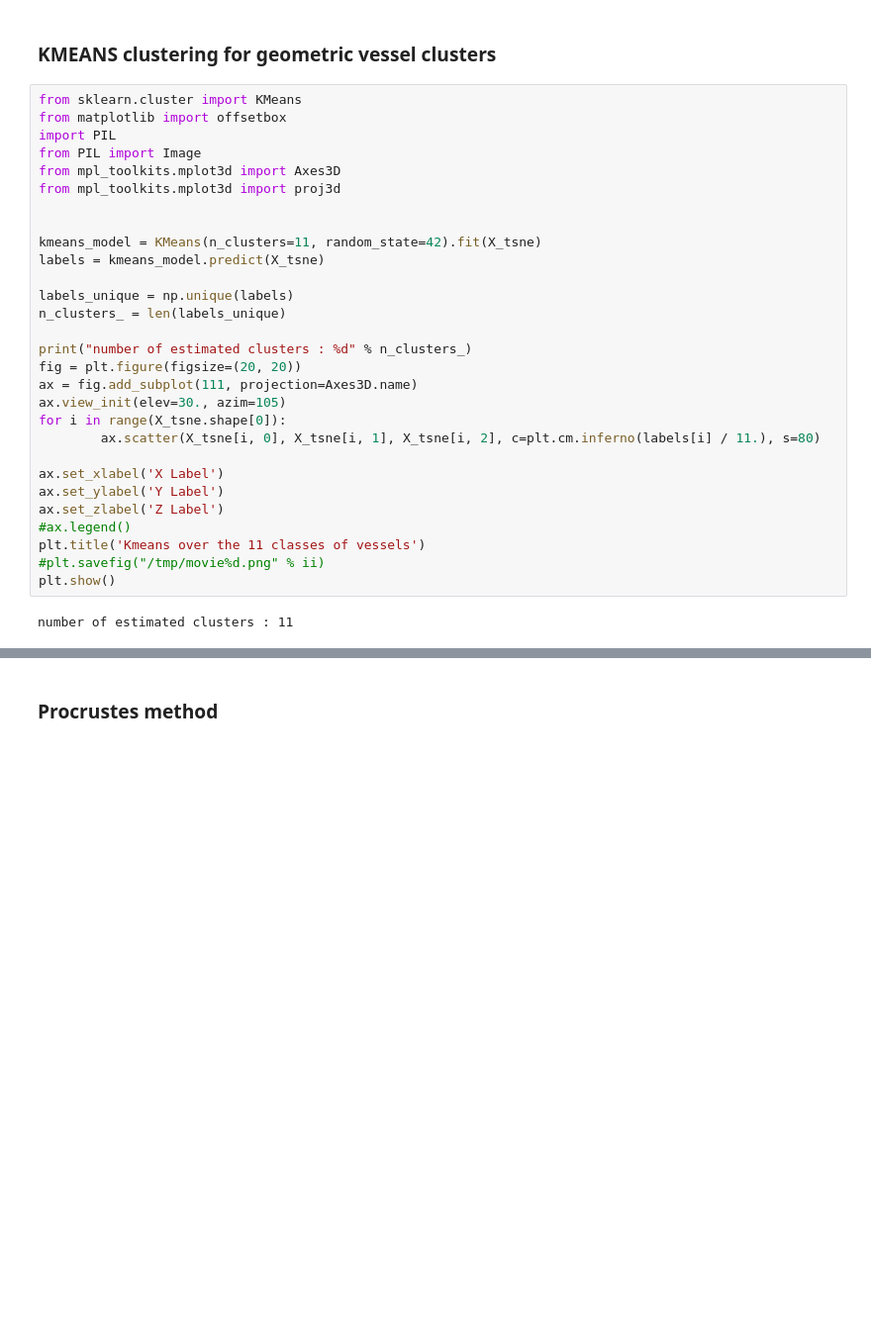
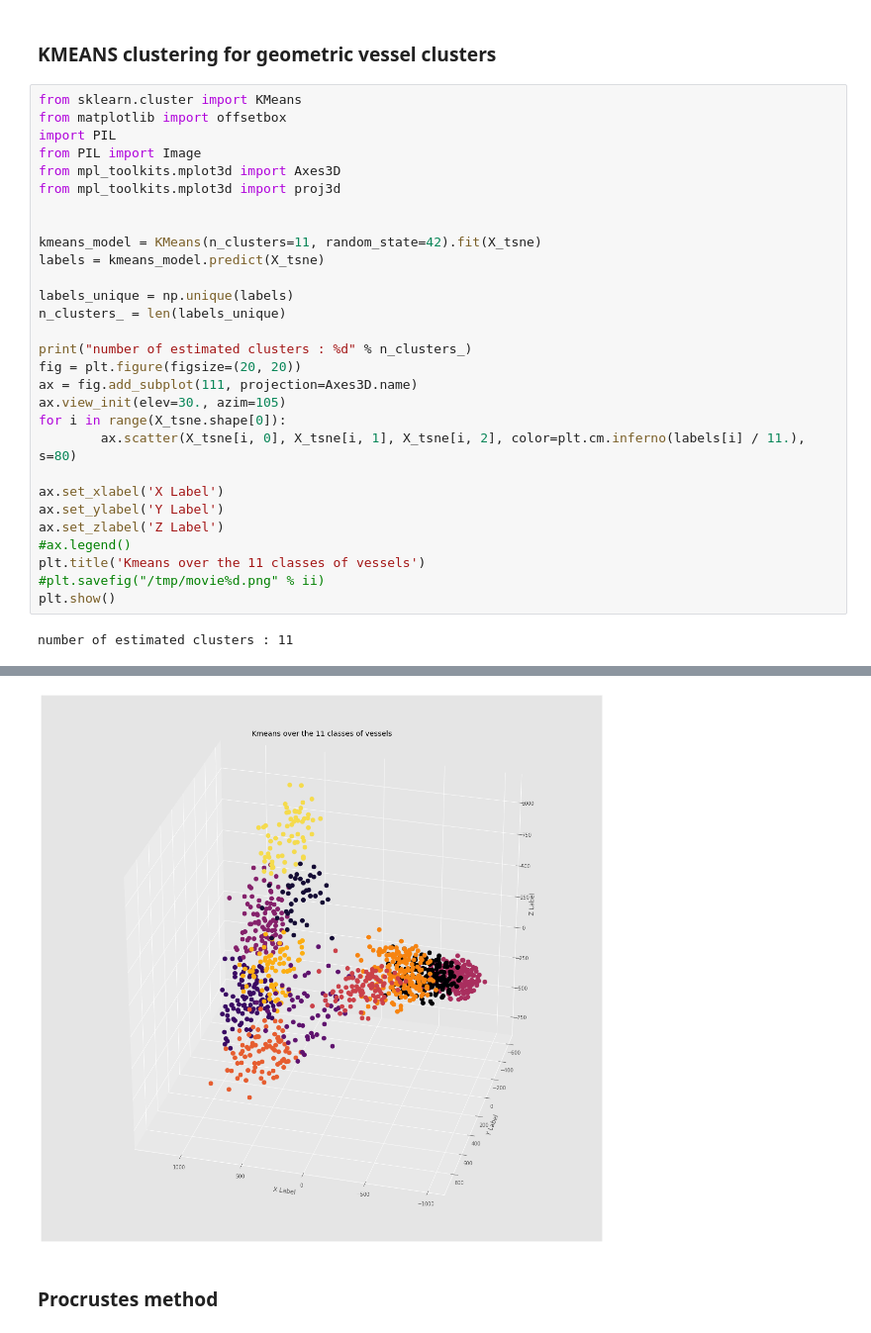
Before and after one commit to celiacintas/vasijas, a Jupyter notebook: profile_clustering.ipynb, the cells around one changed output, grey strips where cells are left out. Shown at 99% size. Saved outputs shown, nothing was run; the diff lists cells and outputs as text; blank space fills up the shorter version.

```diff
--- a/profile_clustering.ipynb
+++ b/profile_clustering.ipynb
@@ -193,7 +159,7 @@ fig = plt.figure(figsize=(20, 20))
 ax = fig.add_subplot(111, projection=Axes3D.name)
 ax.view_init(elev=30., azim=105)
 for i in range(X_tsne.shape[0]):
-        ax.scatter(X_tsne[i, 0], X_tsne[i, 1], X_tsne[i, 2], c=plt.cm.inferno(labels[i] / 11.), s=80)
+        ax.scatter(X_tsne[i, 0], X_tsne[i, 1], X_tsne[i, 2], color=plt.cm.inferno(labels[i] / 11.), s=80)
 
 ax.set_xlabel('X Label')
 ax.set_ylabel('Y Label')
@@ -209,3 +173,4 @@ number of estimated clusters : 11
+[figure, added]
 # %% [markdown]
 ### Procrustes method
 # %%
```
Also changed, not shown: parts of 8 cells of this notebook, 4 other files.
